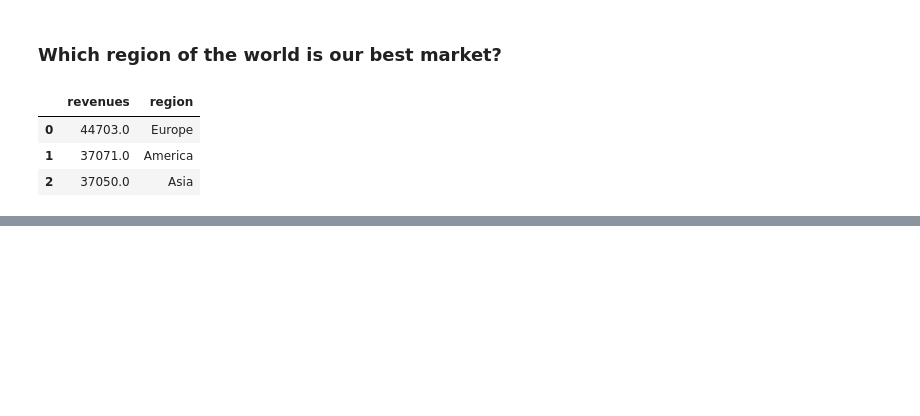
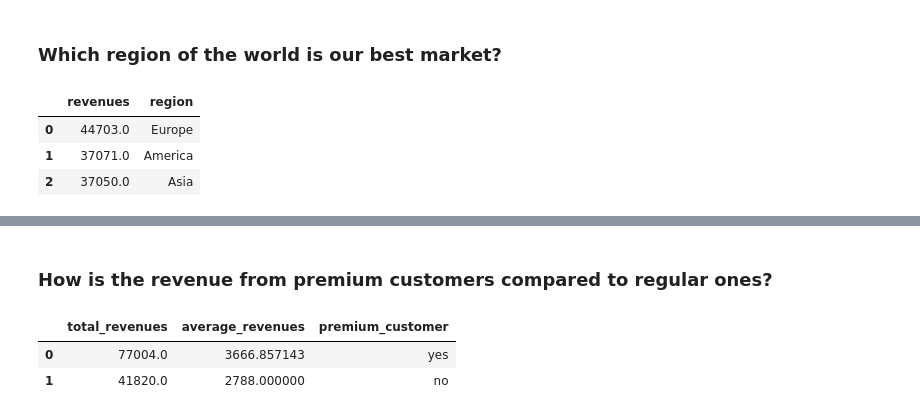
Before and after one commit to AVanneste/WizardsCo, a Jupyter notebook: data_visualisation.ipynb, the cells around one changed output, grey strips where cells are left out. Saved outputs shown, nothing was run; the diff lists cells and outputs as text; code cells hidden in the pictures; blank space fills up the shorter version.

```diff
--- a/data_visualisation.ipynb
+++ b/data_visualisation.ipynb
@@ -84,0 +104,15 @@ fig3.show()
+# %% [markdown]
+### How is the revenue from premium customers compared to regular ones?
+# %%
+premium_users_query = """SELECT SUM(price) AS total_revenues, AVG(price) AS average_revenues, premium_customer
+                            FROM fact_installation
+                            GROUP BY premium_customer
+                            ORDER BY total_revenues DESC"""
+
+premium_users = pd.read_sql_query(premium_users_query, connection)
+
+premium_users
+# %% [output]
+|  | total_revenues | average_revenues | premium_customer |
+| 0 | 77004.0 | 3666.857143 | yes |
+| 1 | 41820.0 | 2788.000000 | no |
```
Also changed, not shown: parts of 16 cells of this notebook, 10 other files.
